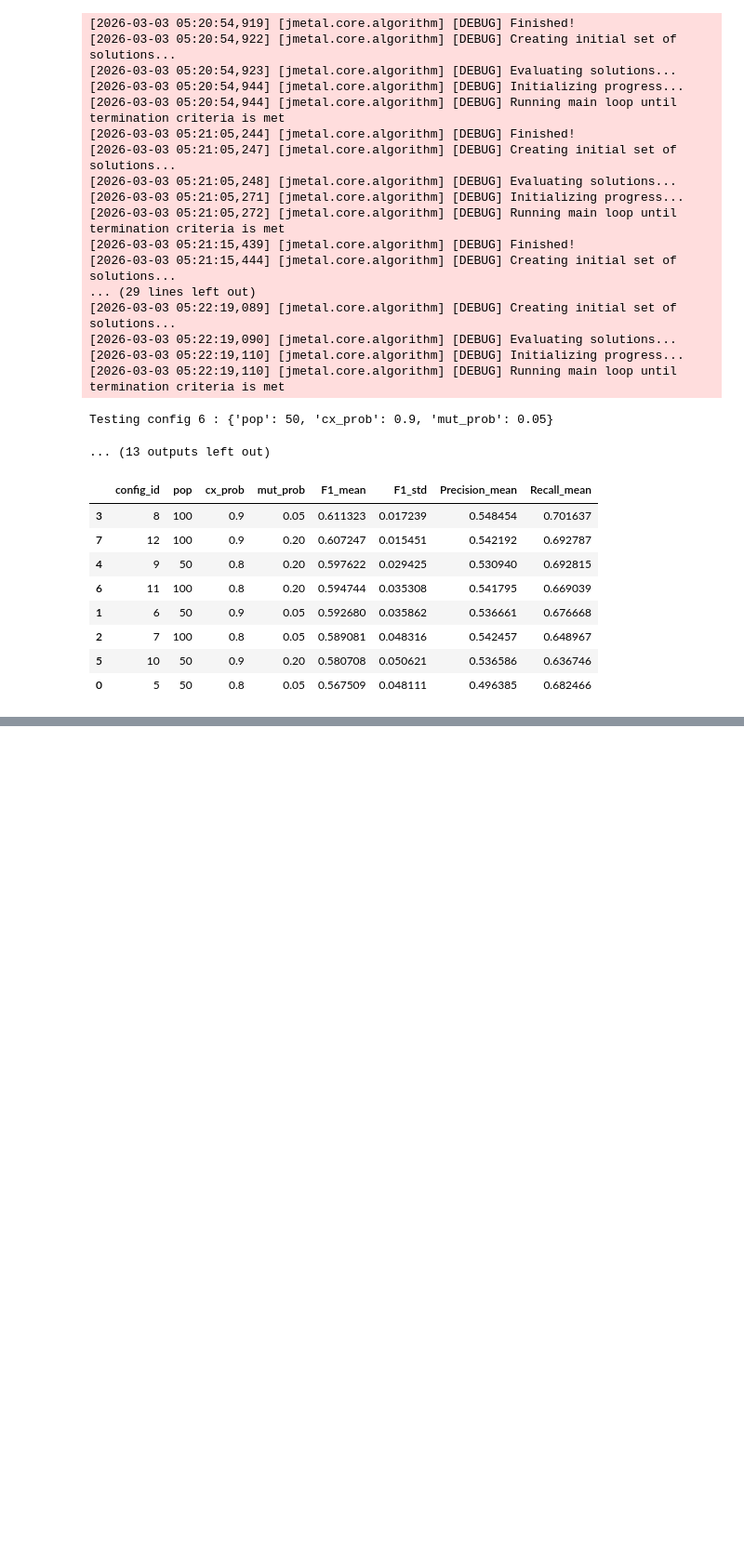
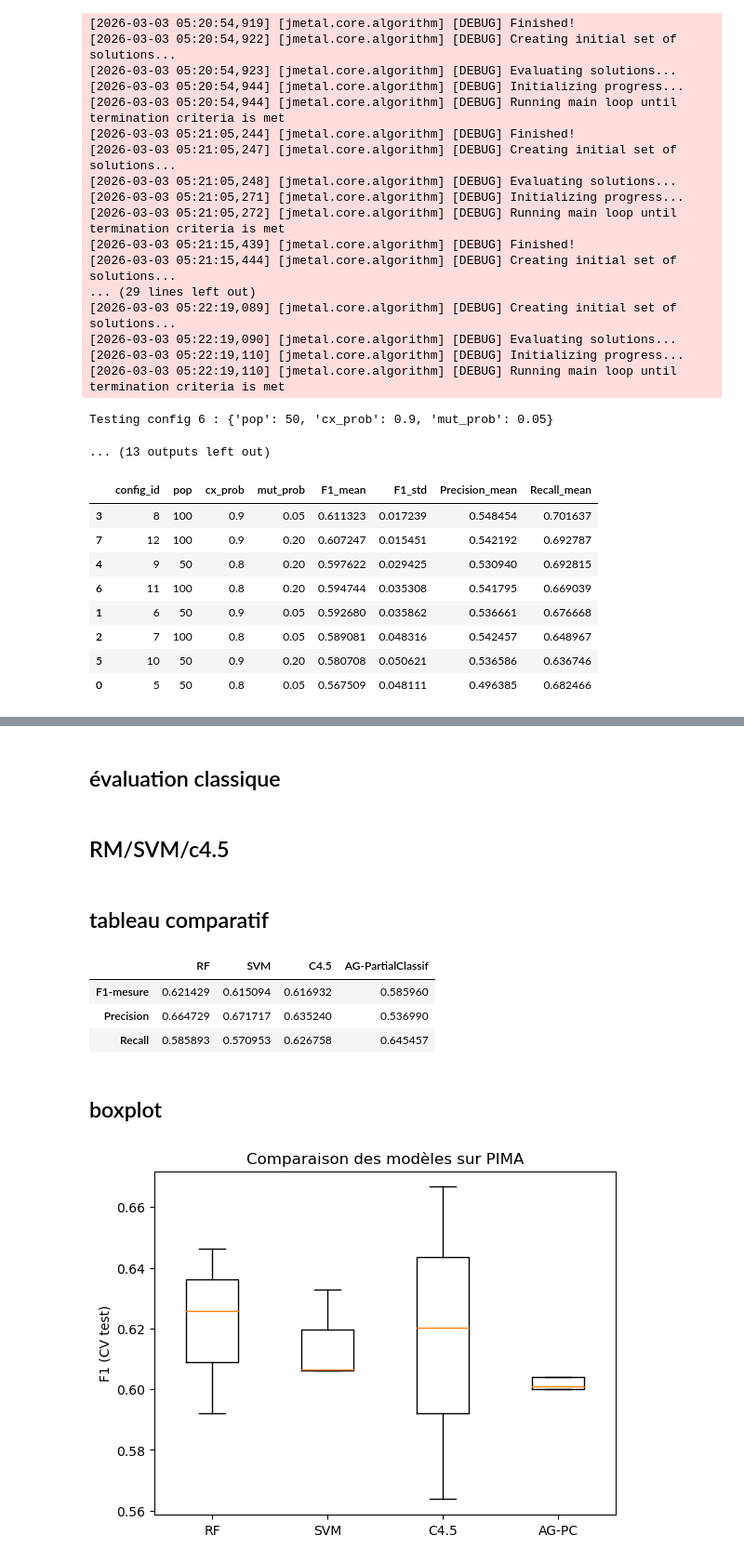
Before and after one commit to mrdedede/projet-oafd, a Jupyter notebook: classif.ipynb, the cells around one changed output, grey strips where cells are left out. Shown at 93% size. Drawn from its saved outputs; the diff is of its cells as text; code cells hidden in the pictures; blank space fills up the shorter version.

```diff
--- a/classif.ipynb
+++ b/classif.ipynb
@@ -678,0 +713,2 @@ summary
+# %% [markdown]
+## évaluation classique
@@ -678,0 +735,18 @@ summary
+# %% [markdown]
+## RM/SVM/c4.5
+# %%
+from sklearn.base import clone
+df_rf = eval_model_cv(
+    RandomForestClassifier(n_estimators=100, random_state=42),
+    X, y
+)
+
+df_svm = eval_model_cv(
+    make_pipeline(StandardScaler(), SVC(kernel="rbf", random_state=42)),
+    X, y
+)
+
+df_c45 = eval_model_cv(
+    DecisionTreeClassifier(max_depth=4, random_state=42),
+    X, y
+)
@@ -678,0 +769,39 @@ summary
+# %% [markdown]
+## tableau comparatif
+# %%
+def mean_metrics(df):
+    return pd.Series({
+        "F1-mesure": df["f1"].mean(),
+        "Precision": df["precision"].mean(),
+        "Recall": df["recall"].mean()
+    })
+
+final_table = pd.DataFrame({
+    "RF": mean_metrics(df_rf),
+    "SVM": mean_metrics(df_svm),
+    "C4.5": mean_metrics(df_c45),
+    "AG-PartialClassif": mean_metrics(df_ga)
+})
+
+final_table
+# %% [output]
+|  | RF | SVM | C4.5 | AG-PartialClassif |
+| F1-mesure | 0.621429 | 0.615094 | 0.616932 | 0.585960 |
+| Precision | 0.664729 | 0.671717 | 0.635240 | 0.536990 |
+| Recall | 0.585893 | 0.570953 | 0.626758 | 0.645457 |
+# %% [markdown]
+## boxplot
+# %%
+plt.figure()
+plt.boxplot([
+    df_rf["f1"],
+    df_svm["f1"],
+    df_c45["f1"],
+    df_ga["f1"]
+], labels=["RF","SVM","C4.5","AG-PC"], showfliers=False)
+
+plt.ylabel("F1 (CV test)")
+plt.title("Comparaison des modèles sur PIMA")
+plt.show()
+# %% [output]
+[figure, added]
```
Also changed, not shown: parts of 9 cells of this notebook.
